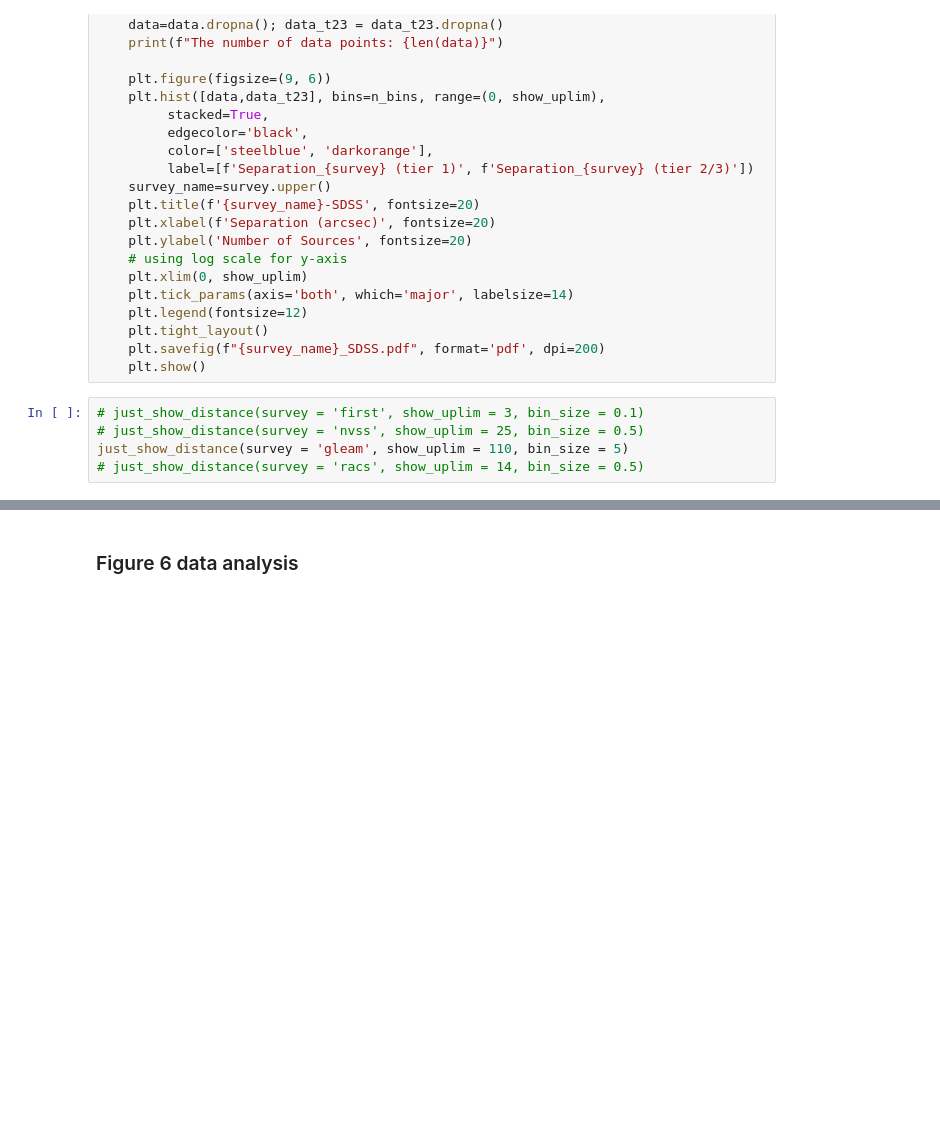
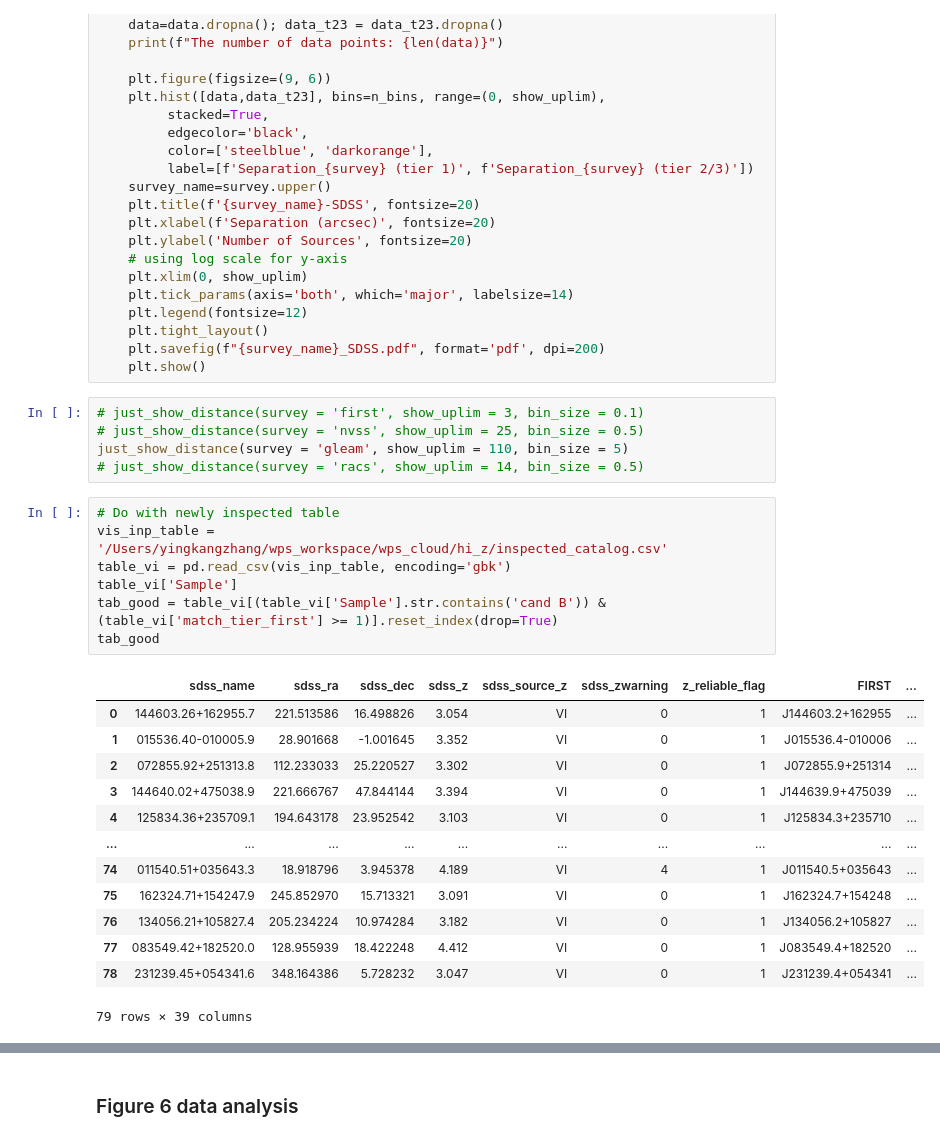
Before and after one commit to ykzhang112233/highz-catalogue, a Jupyter notebook: scripts/0-result_analysis.ipynb, the cells around one changed output, grey strips where cells are left out. Cells and saved outputs as stored; diff of their text form; blank space fills up the shorter version.

```diff
--- a/scripts/0-result_analysis.ipynb
+++ b/scripts/0-result_analysis.ipynb
@@ -693,3 +693,24 @@ def just_show_distance(survey = 'first',
 # just_show_distance(survey = 'nvss', show_uplim = 25, bin_size = 0.5)
 just_show_distance(survey = 'gleam', show_uplim = 110, bin_size = 5)
 # just_show_distance(survey = 'racs', show_uplim = 14, bin_size = 0.5)
+# %%
+# Do with newly inspected table
+vis_inp_table = '/Users/yingkangzhang/wps_workspace/wps_cloud/hi_z/inspected_catalog.csv'
+table_vi = pd.read_csv(vis_inp_table, encoding='gbk')
+table_vi['Sample']
+tab_good = table_vi[(table_vi['Sample'].str.contains('cand B')) & (table_vi['match_tier_first'] >= 1)].reset_index(drop=True)
+tab_good
+# %% [output]
+|  | sdss_name | sdss_ra | sdss_dec | sdss_z | sdss_source_z | sdss_zwarning | z_reliable_flag | FIRST | ... |
+| 0 | 144603.26+162955.7 | 221.513586 | 16.498826 | 3.054 | VI | 0 | 1 | J144603.2+162955 | ... |
+| 1 | 015536.40-010005.9 | 28.901668 | -1.001645 | 3.352 | VI | 0 | 1 | J015536.4-010006 | ... |
+| 2 | 072855.92+251313.8 | 112.233033 | 25.220527 | 3.302 | VI | 0 | 1 | J072855.9+251314 | ... |
+| 3 | 144640.02+475038.9 | 221.666767 | 47.844144 | 3.394 | VI | 0 | 1 | J144639.9+475039 | ... |
+| 4 | 125834.36+235709.1 | 194.643178 | 23.952542 | 3.103 | VI | 0 | 1 | J125834.3+235710 | ... |
+| ... | ... | ... | ... | ... | ... | ... | ... | ... | ... |
+| 74 | 011540.51+035643.3 | 18.918796 | 3.945378 | 4.189 | VI | 4 | 1 | J011540.5+035643 | ... |
+| 75 | 162324.71+154247.9 | 245.852970 | 15.713321 | 3.091 | VI | 0 | 1 | J162324.7+154248 | ... |
+| 76 | 134056.21+105827.4 | 205.234224 | 10.974284 | 3.182 | VI | 0 | 1 | J134056.2+105827 | ... |
+| 77 | 083549.42+182520.0 | 128.955939 | 18.422248 | 4.412 | VI | 0 | 1 | J083549.4+182520 | ... |
+| 78 | 231239.45+054341.6 | 348.164386 | 5.728232 | 3.047 | VI | 0 | 1 | J231239.4+054341 | ... |
+79 rows × 39 columns
```
Also changed, not shown: parts of 2 cells of this notebook.
